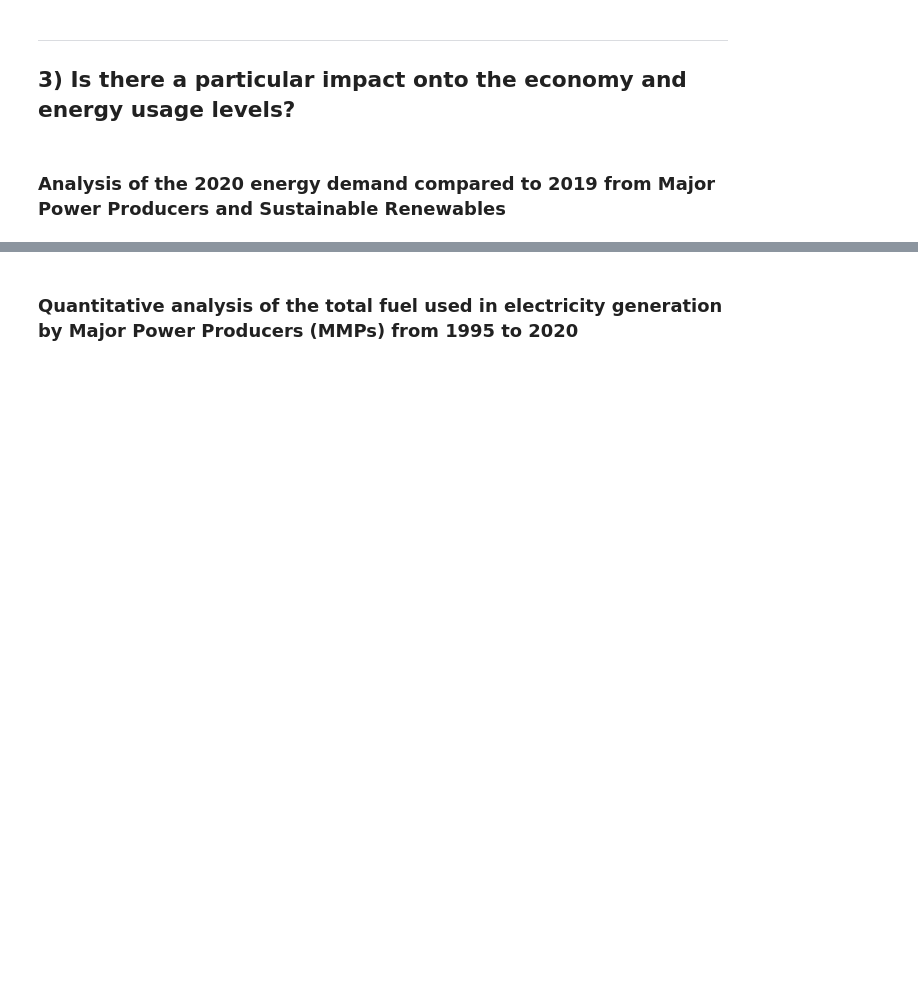
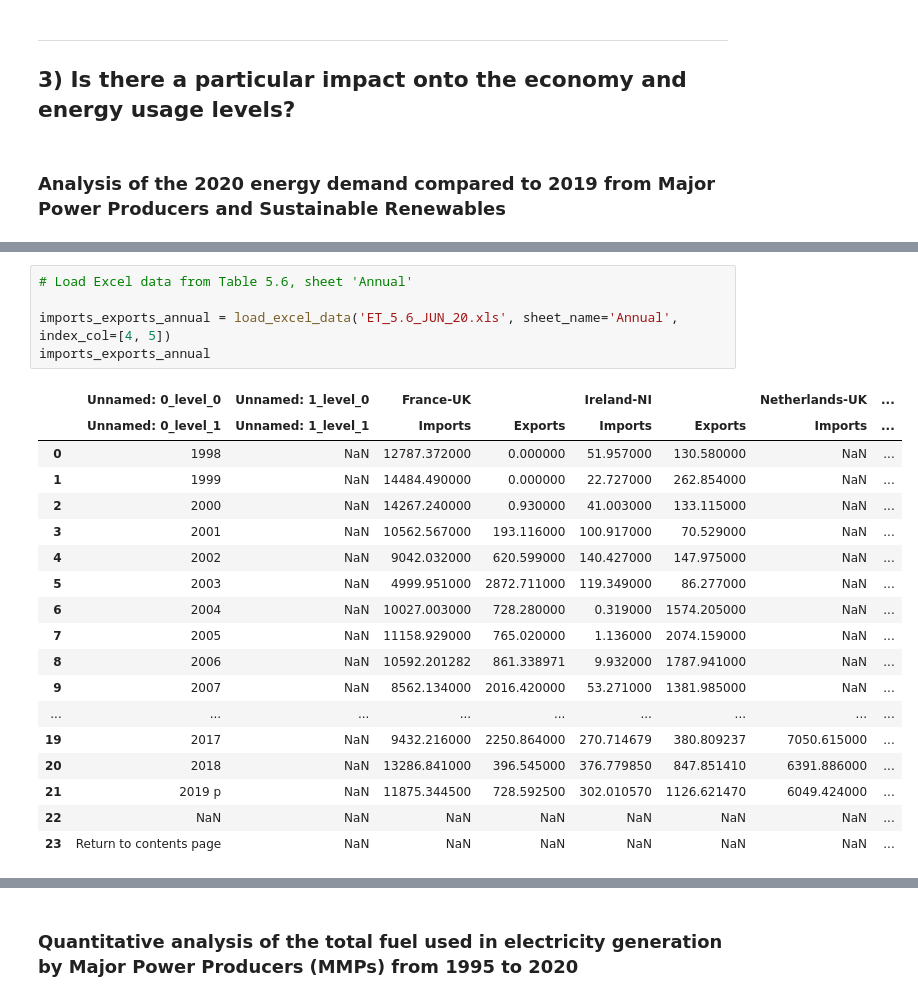
Before and after one commit to abbielms/Big_Data_Challenge_2020, a Jupyter notebook: Big_Data_Challenge_2020.ipynb, the cells around one changed output, grey strips where cells are left out. Cells and saved outputs as stored; diff of their text form; blank space fills up the shorter version.

```diff
--- a/Big_Data_Challenge_2020.ipynb
+++ b/Big_Data_Challenge_2020.ipynb
@@ -75,3 +75,27 @@ elec_gen_by_MPP_Q2_months_clean
 | 305 | 2020 | May | 3.044369 | 0.019191 | 0.005774 | 1.105274 | 1.030223 | 0.020148 | 0.322117 | 0.480496 | 0.0611457 |
 | 306 | 2020 | June | 3.085639 | 0.039362 | 0.005563 | 1.346934 | 0.821137 | 0.019213 | 0.340155 | 0.46688 | 0.0463951 |
 306 rows × 11 columns
+# %%
+# Load Excel data from Table 5.6, sheet 'Annual'
+
+imports_exports_annual = load_excel_data('ET_5.6_JUN_20.xls', sheet_name='Annual', index_col=[4, 5])
+imports_exports_annual
+# %% [output]
+|  | Unnamed: 0_level_0 | Unnamed: 1_level_0 | France-UK |  | Ireland-NI |  | Netherlands-UK | ... |
+|  | Unnamed: 0_level_1 | Unnamed: 1_level_1 | Imports | Exports | Imports | Exports | Imports | ... |
+| 0 | 1998 | NaN | 12787.372000 | 0.000000 | 51.957000 | 130.580000 | NaN | ... |
+| 1 | 1999 | NaN | 14484.490000 | 0.000000 | 22.727000 | 262.854000 | NaN | ... |
+| 2 | 2000 | NaN | 14267.240000 | 0.930000 | 41.003000 | 133.115000 | NaN | ... |
+| 3 | 2001 | NaN | 10562.567000 | 193.116000 | 100.917000 | 70.529000 | NaN | ... |
+| 4 | 2002 | NaN | 9042.032000 | 620.599000 | 140.427000 | 147.975000 | NaN | ... |
+| 5 | 2003 | NaN | 4999.951000 | 2872.711000 | 119.349000 | 86.277000 | NaN | ... |
+| 6 | 2004 | NaN | 10027.003000 | 728.280000 | 0.319000 | 1574.205000 | NaN | ... |
+| 7 | 2005 | NaN | 11158.929000 | 765.020000 | 1.136000 | 2074.159000 | NaN | ... |
+| 8 | 2006 | NaN | 10592.201282 | 861.338971 | 9.932000 | 1787.941000 | NaN | ... |
+| 9 | 2007 | NaN | 8562.134000 | 2016.420000 | 53.271000 | 1381.985000 | NaN | ... |
+| ... | ... | ... | ... | ... | ... | ... | ... | ... |
+| 19 | 2017 | NaN | 9432.216000 | 2250.864000 | 270.714679 | 380.809237 | 7050.615000 | ... |
+| 20 | 2018 | NaN | 13286.841000 | 396.545000 | 376.779850 | 847.851410 | 6391.886000 | ... |
+| 21 | 2019 p | NaN | 11875.344500 | 728.592500 | 302.010570 | 1126.621470 | 6049.424000 | ... |
+| 22 | NaN | NaN | NaN | NaN | NaN | NaN | NaN | ... |
+| 23 | Return to contents page | NaN | NaN | NaN | NaN | NaN | NaN | ... |
```
Also changed, not shown: parts of 9 cells of this notebook.
